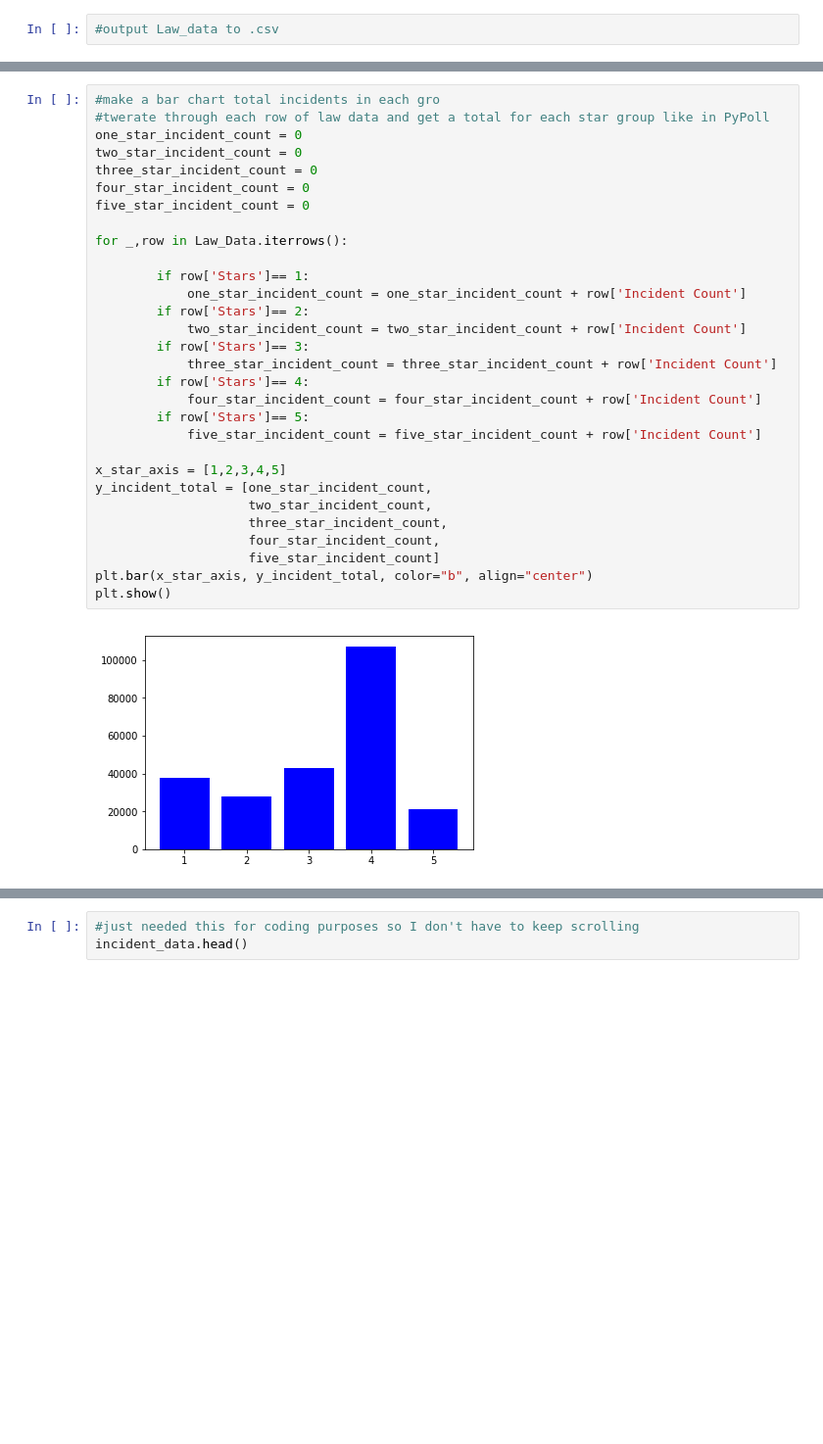
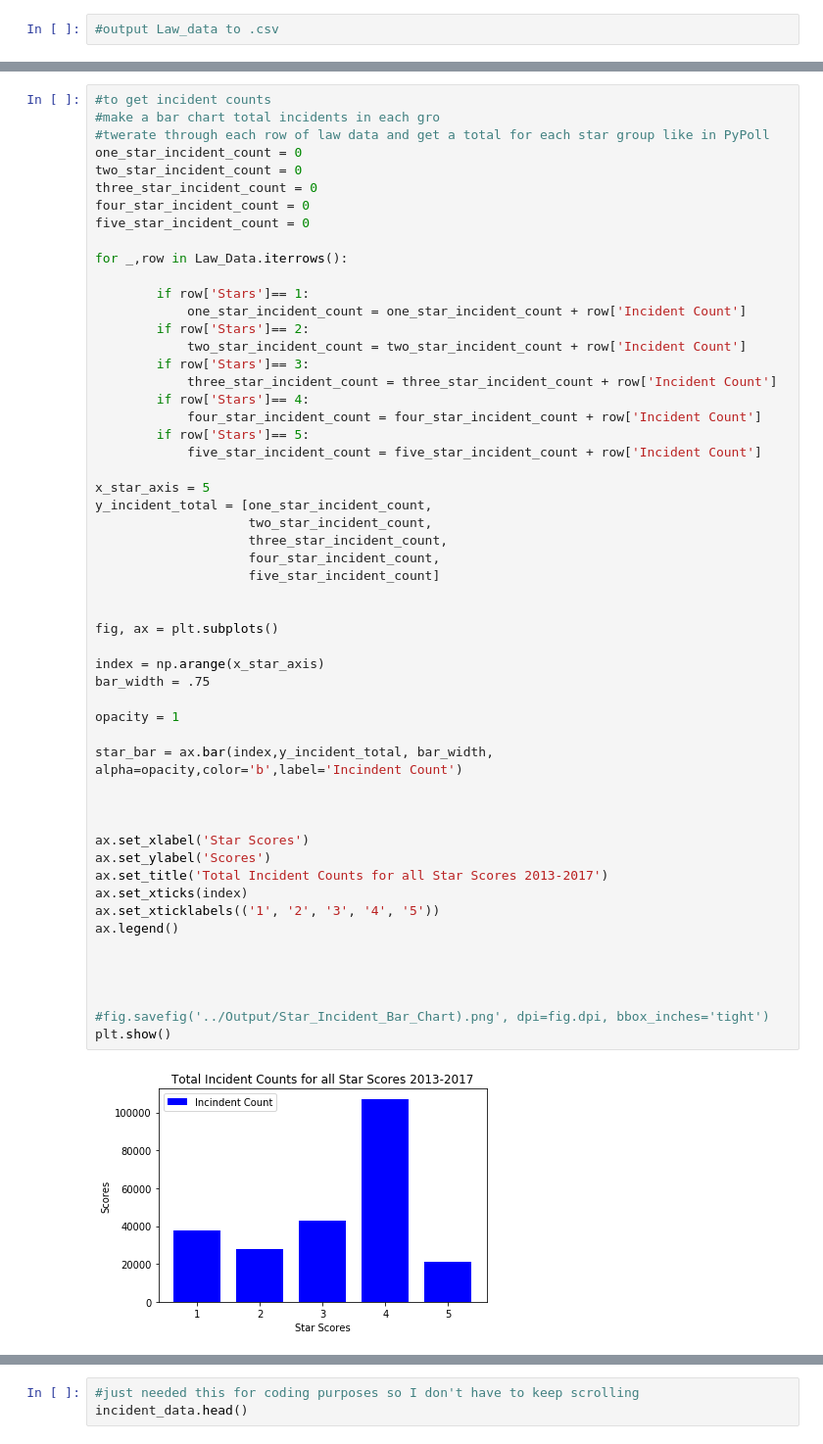
Before and after one commit to Demarsch/gun-violence, a Jupyter notebook: Code/Gun Laws.ipynb, the cells around one changed output, grey strips where cells are left out. Shown at 98% size. Drawn from its saved outputs; the diff is of its cells as text; blank space fills up the shorter version.

```diff
--- a/Code/Gun Laws.ipynb
+++ b/Code/Gun Laws.ipynb
@@ -88,32 +68,56 @@ Law_Data.head()
 # %%
+#to get incident counts
 #make a bar chart total incidents in each gro
 #twerate through each row of law data and get a total for each star group like in PyPoll
 one_star_incident_count = 0
 two_star_incident_count = 0
 three_star_incident_count = 0
 four_star_incident_count = 0
 five_star_incident_count = 0
 
 for _,row in Law_Data.iterrows():
 
         if row['Stars']== 1:
             one_star_incident_count = one_star_incident_count + row['Incident Count']
         if row['Stars']== 2:
             two_star_incident_count = two_star_incident_count + row['Incident Count']
         if row['Stars']== 3:
             three_star_incident_count = three_star_incident_count + row['Incident Count']
         if row['Stars']== 4:
             four_star_incident_count = four_star_incident_count + row['Incident Count']
         if row['Stars']== 5:
             five_star_incident_count = five_star_incident_count + row['Incident Count']
 
-x_star_axis = [1,2,3,4,5]
+x_star_axis = 5
 y_incident_total = [one_star_incident_count,
                     two_star_incident_count,
                     three_star_incident_count,
                     four_star_incident_count,
                     five_star_incident_count]
-plt.bar(x_star_axis, y_incident_total, color="b", align="center")
+
+
+fig, ax = plt.subplots()
+
+index = np.arange(x_star_axis)
+bar_width = .75
+
+opacity = 1
+
+star_bar = ax.bar(index,y_incident_total, bar_width, alpha=opacity,color='b',label='Incindent Count')
+
+
+
+ax.set_xlabel('Star Scores')
+ax.set_ylabel('Scores')
+ax.set_title('Total Incident Counts for all Star Scores 2013-2017')
+ax.set_xticks(index)
+ax.set_xticklabels(('1', '2', '3', '4', '5'))
+ax.legend()
+
+
+
+
+#fig.savefig('../Output/Star_Incident_Bar_Chart).png', dpi=fig.dpi, bbox_inches='tight')
 plt.show()
 # %% [output]
-[figure, old version]
+[figure, new version]
```
Also changed, not shown: parts of 25 cells of this notebook.
